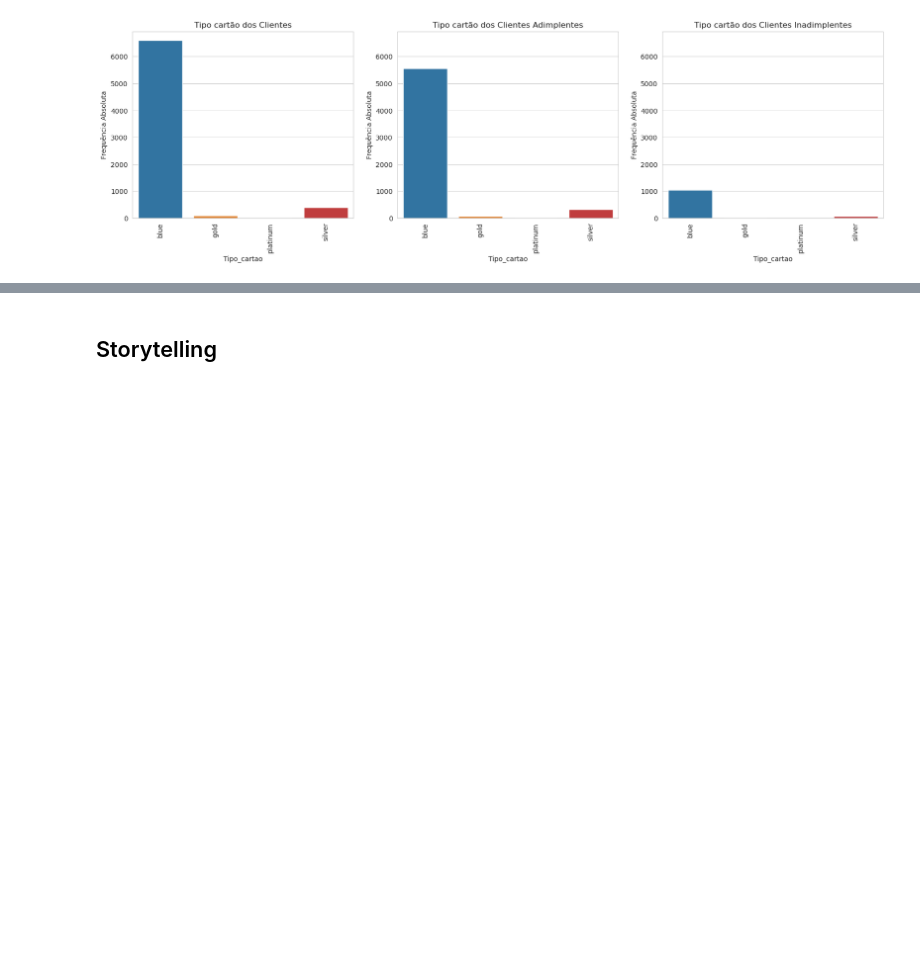
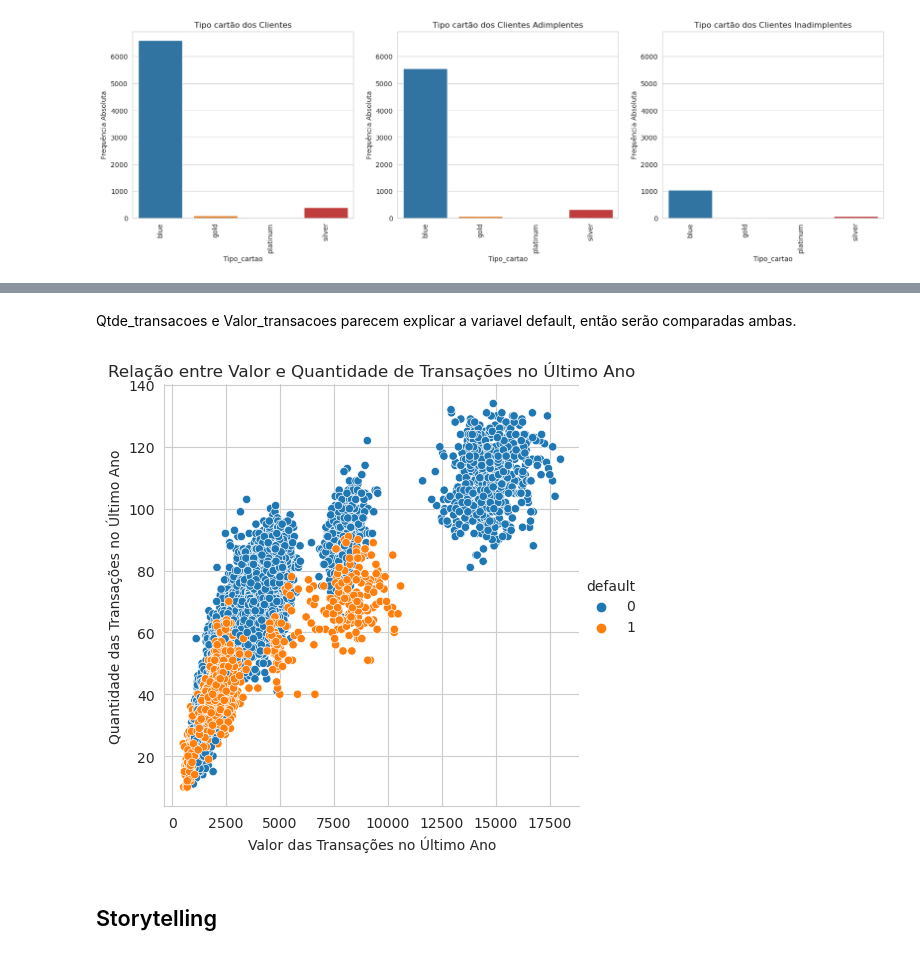
Before and after one commit to daviNGL/EBAC---Projeto-final-Python, a Jupyter notebook: notebook.ipynb, the cells around one changed output, grey strips where cells are left out. Drawn from its saved outputs; the diff is of its cells as text; code cells hidden in the pictures; blank space fills up the shorter version.

```diff
--- a/notebook.ipynb
+++ b/notebook.ipynb
@@ -445,2 +581,18 @@ figura.show()
+# %% [markdown]
+Qtde_transacoes e Valor_transacoes parecem explicar a variavel default, então serão comparadas ambas.
+# %%
+f = sns.relplot(x='valor_transacoes_12m', #coluna pro eixo X
+                y='qtd_transacoes_12m',   #coluna pro eixo Y
+                data=df,                  #dataframe
+                hue='default')            #variavel categórica que diferencia por cor
+
+#Ajusta os titulos
+_ = f.set(
+    title='Relação entre Valor e Quantidade de Transações no Último Ano',
+    xlabel='Valor das Transações no Último Ano',
+    ylabel='Quantidade das Transações no Último Ano'
+  )
+# %% [output]
+[figure, added]
 # %% [markdown]
 ## Storytelling
```
Also changed, not shown: parts of 15 cells of this notebook.
